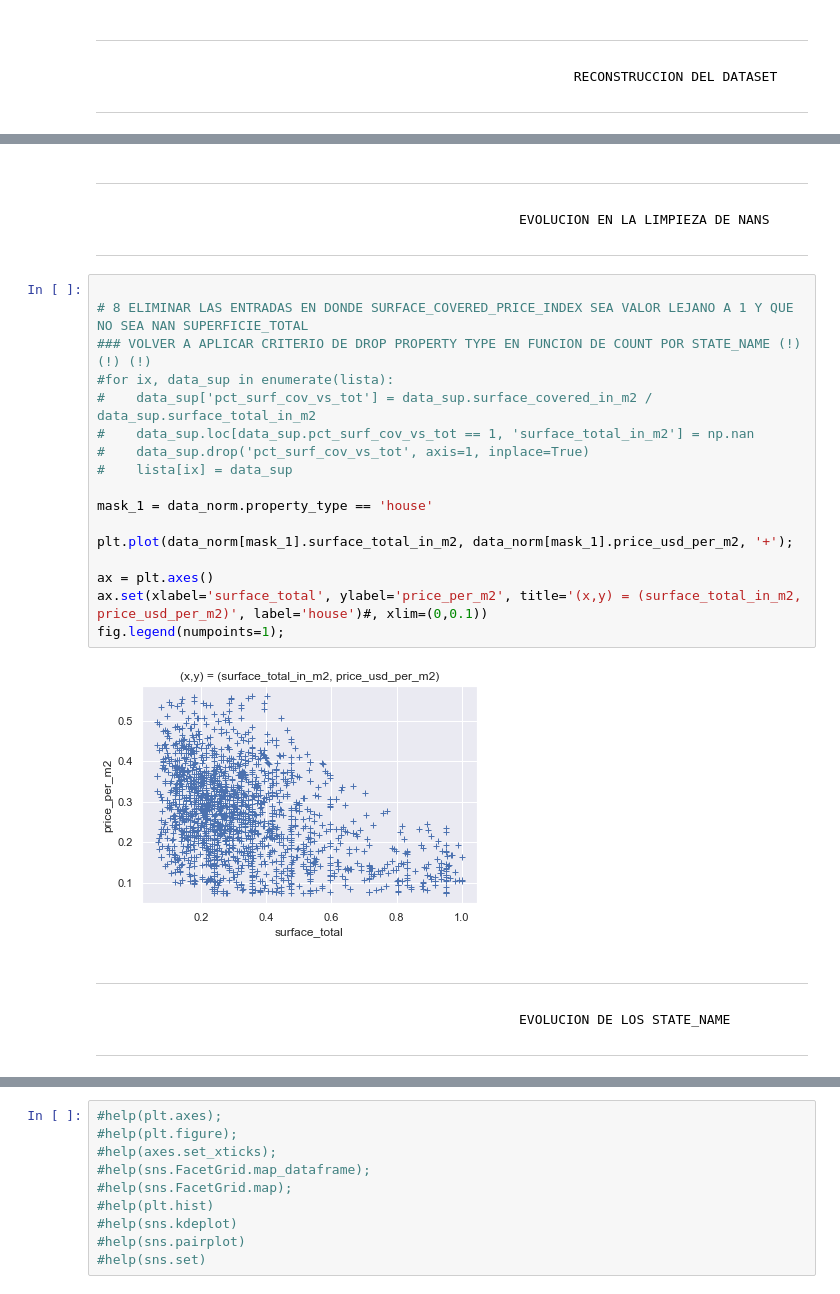
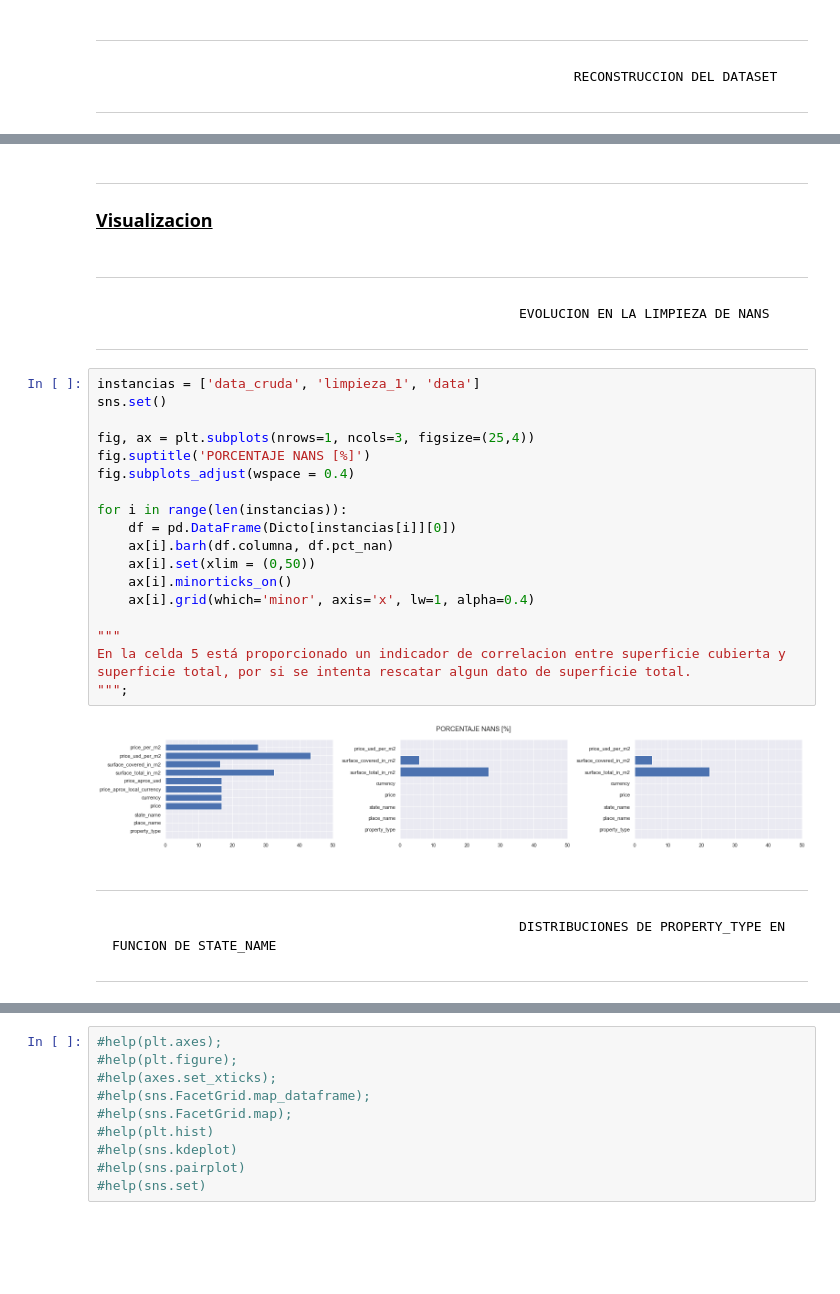
Before and after one commit to grupo4dhds/grupo4_git, a Jupyter notebook: workshop2_G4_main.ipynb, the cells around one changed output, grey strips where cells are left out. Drawn from its saved outputs; the diff is of its cells as text; blank space fills up the shorter version.

```diff
--- a/workshop2_G4_main.ipynb
+++ b/workshop2_G4_main.ipynb
@@ -883,27 +959,31 @@ data_norm
+# %% [markdown]
+------------------
+### <u>Visualizacion<u>
 # %% [markdown]
 -------
                                                         EVOLUCION EN LA LIMPIEZA DE NANS
 ----
-# %%
-
-# 8 ELIMINAR LAS ENTRADAS EN DONDE SURFACE_COVERED_PRICE_INDEX SEA VALOR LEJANO A 1 Y QUE NO SEA NAN SUPERFICIE_TOTAL
-### VOLVER A APLICAR CRITERIO DE DROP PROPERTY TYPE EN FUNCION DE COUNT POR STATE_NAME (!) (!) (!)
-#for ix, data_sup in enumerate(lista):
-#    data_sup['pct_surf_cov_vs_tot'] = data_sup.surface_covered_in_m2 / data_sup.surface_total_in_m2
-#    data_sup.loc[data_sup.pct_surf_cov_vs_tot == 1, 'surface_total_in_m2'] = np.nan
-#    data_sup.drop('pct_surf_cov_vs_tot', axis=1, inplace=True)
-#    lista[ix] = data_sup
-
-mask_1 = data_norm.property_type == 'house'
-
-plt.plot(data_norm[mask_1].surface_total_in_m2, data_norm[mask_1].price_usd_per_m2, '+');
-
-ax = plt.axes()
-ax.set(xlabel='surface_total', ylabel='price_per_m2', title='(x,y) = (surface_total_in_m2, price_usd_per_m2)', label='house')#, xlim=(0,0.1))
-fig.legend(numpoints=1);
-# %% [output]
-[figure, removed]
+# %%
+instancias = ['data_cruda', 'limpieza_1', 'data']
+sns.set()
+
+fig, ax = plt.subplots(nrows=1, ncols=3, figsize=(25,4))
+fig.suptitle('PORCENTAJE NANS [%]')
+fig.subplots_adjust(wspace = 0.4)
+
+for i in range(len(instancias)):
+    df = pd.DataFrame(Dicto[instancias[i]][0])
+    ax[i].barh(df.columna, df.pct_nan)
+    ax[i].set(xlim = (0,50))
+    ax[i].minorticks_on()
+    ax[i].grid(which='minor', axis='x', lw=1, alpha=0.4)
+
+"""
+En la celda 5 está proporcionado un indicador de correlacion entre superficie cubierta y superficie total, por si se intenta rescatar algun dato de superficie total.
+""";
+# %% [output]
+[figure, added]
 # %% [markdown]
 -------------------------------
-                                                        EVOLUCION DE LOS STATE_NAME
+                                                        DISTRIBUCIONES DE PROPERTY_TYPE EN FUNCION DE STATE_NAME
 -----------------------
```
Also changed, not shown: parts of 34 cells of this notebook.
